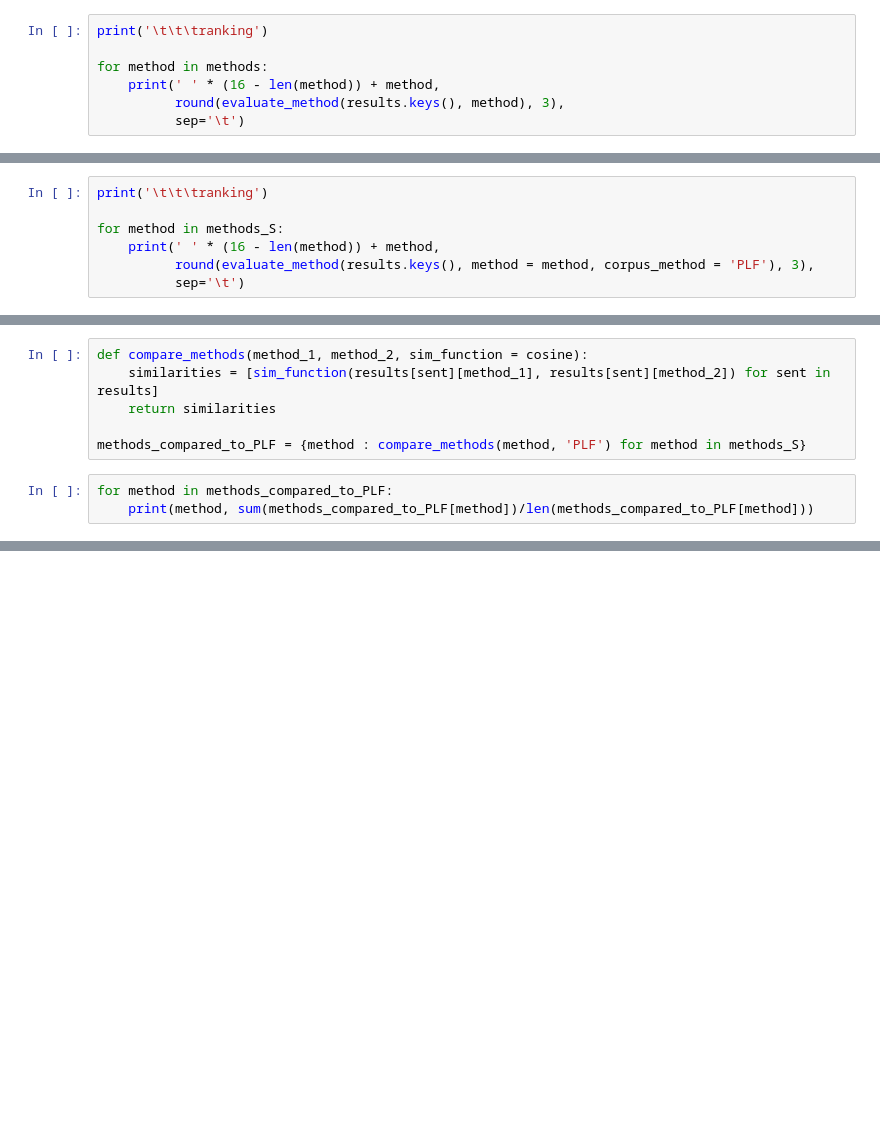
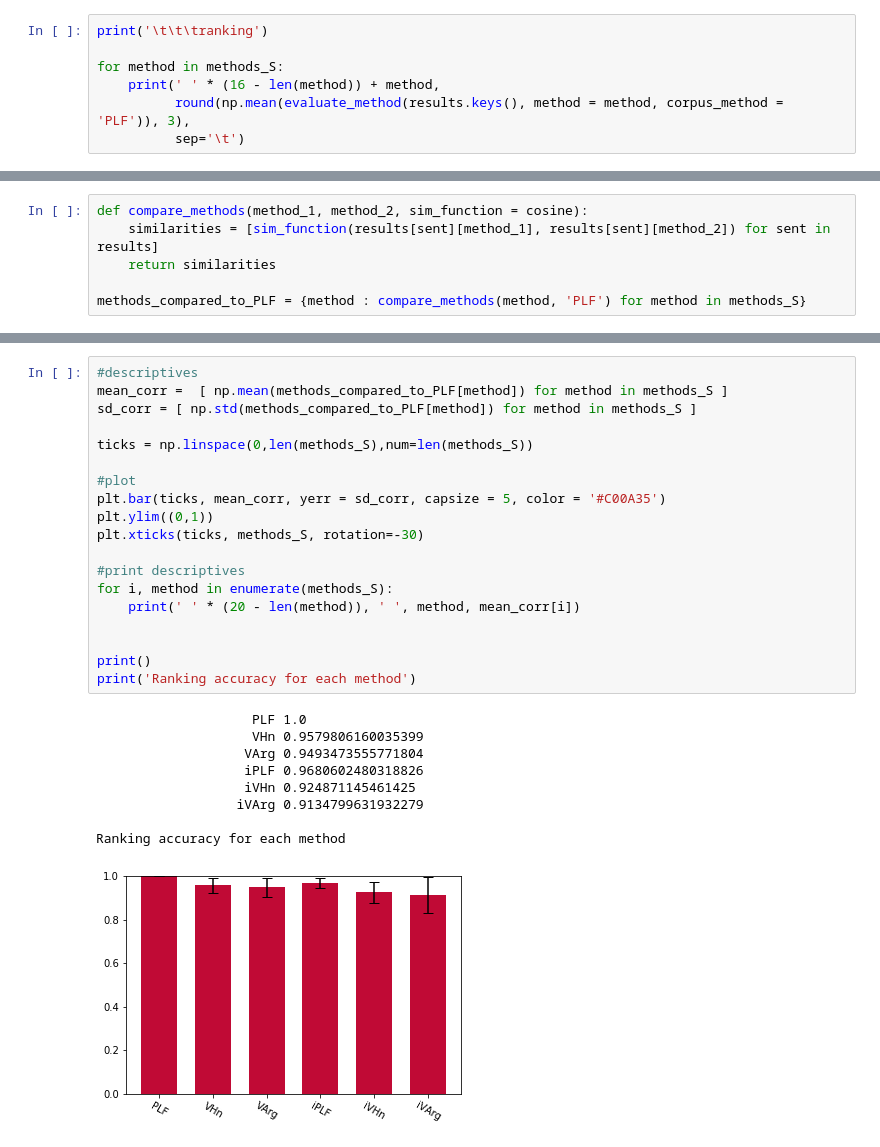
Before and after one commit to lukavdplas/CLIN30-presentation, a Jupyter notebook: analysis.ipynb, the cells around one changed output, grey strips where cells are left out. Drawn from its saved outputs; the diff is of its cells as text; blank space fills up the shorter version.

```diff
--- a/analysis.ipynb
+++ b/analysis.ipynb
@@ -267,9 +339,9 @@ So how do the methods compare?
 # %%
 print('\t\t\tranking')
 
-for method in methods:
+for method in methods_S:
     print(' ' * (16 - len(method)) + method,
-          round(evaluate_method(results.keys(), method), 3),
+          round(np.mean(evaluate_method(results.keys(), method = method, corpus_method = 'PLF')), 3),
           sep='\t')
 # %% [output]
                         ranking
@@ -301,7 +353,0 @@ One way to see this: how do they rank PLF results? PLF will give the same result
-# %%
-print('\t\t\tranking')
-
-for method in methods_S:
-    print(' ' * (16 - len(method)) + method,
-          round(evaluate_method(results.keys(), method = method, corpus_method = 'PLF'), 3),
-          sep='\t')
@@ -319,6 +359,3 @@ def compare_methods(method_1, method_2, sim_function = cosine):
     return similarities
 
 methods_compared_to_PLF = {method : compare_methods(method, 'PLF') for method in methods_S}
-# %%
-for method in methods_compared_to_PLF:
-    print(method, sum(methods_compared_to_PLF[method])/len(methods_compared_to_PLF[method]))
@@ -332,0 +362,29 @@ iPLF 0.9682177219853254
+# %%
+#descriptives
+mean_corr =  [ np.mean(methods_compared_to_PLF[method]) for method in methods_S ]
+sd_corr = [ np.std(methods_compared_to_PLF[method]) for method in methods_S ]
+
+ticks = np.linspace(0,len(methods_S),num=len(methods_S))
+
+#plot
+plt.bar(ticks, mean_corr, yerr = sd_corr, capsize = 5, color = '#C00A35')
+plt.ylim((0,1))
+plt.xticks(ticks, methods_S, rotation=-30)
+
+#print descriptives
+for i, method in enumerate(methods_S):
+    print(' ' * (20 - len(method)), ' ', method, mean_corr[i])
+
+
+print()
+print('Ranking accuracy for each method')
+# %% [output]
+                    PLF 1.0
+                    VHn 0.9579806160035399
+                   VArg 0.9493473555771804
+                   iPLF 0.9680602480318826
+                   iVHn 0.924871145461425
+                  iVArg 0.9134799631932279
+
+Ranking accuracy for each method
+[figure, added]
```
Also changed, not shown: parts of 21 cells of this notebook.
